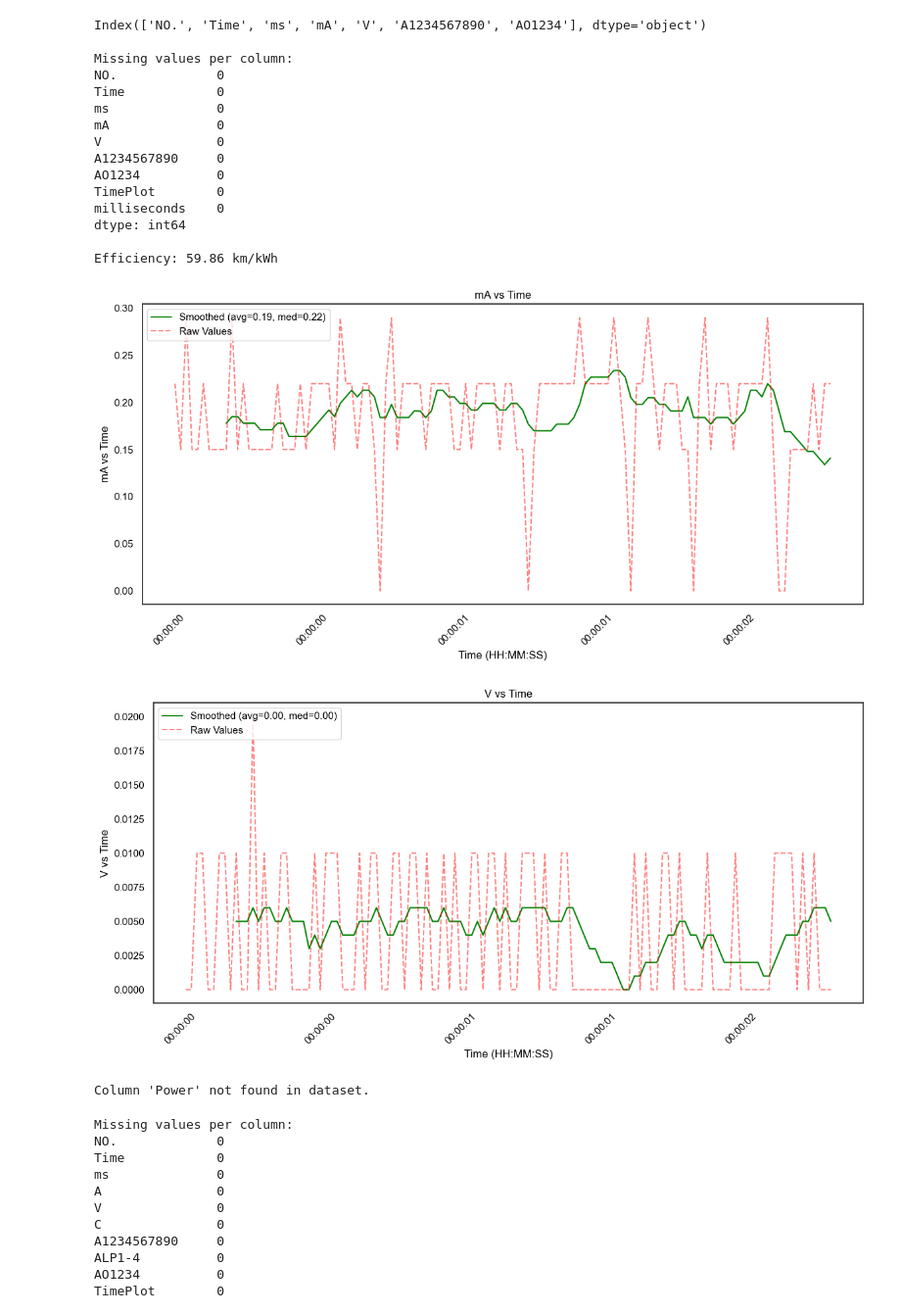
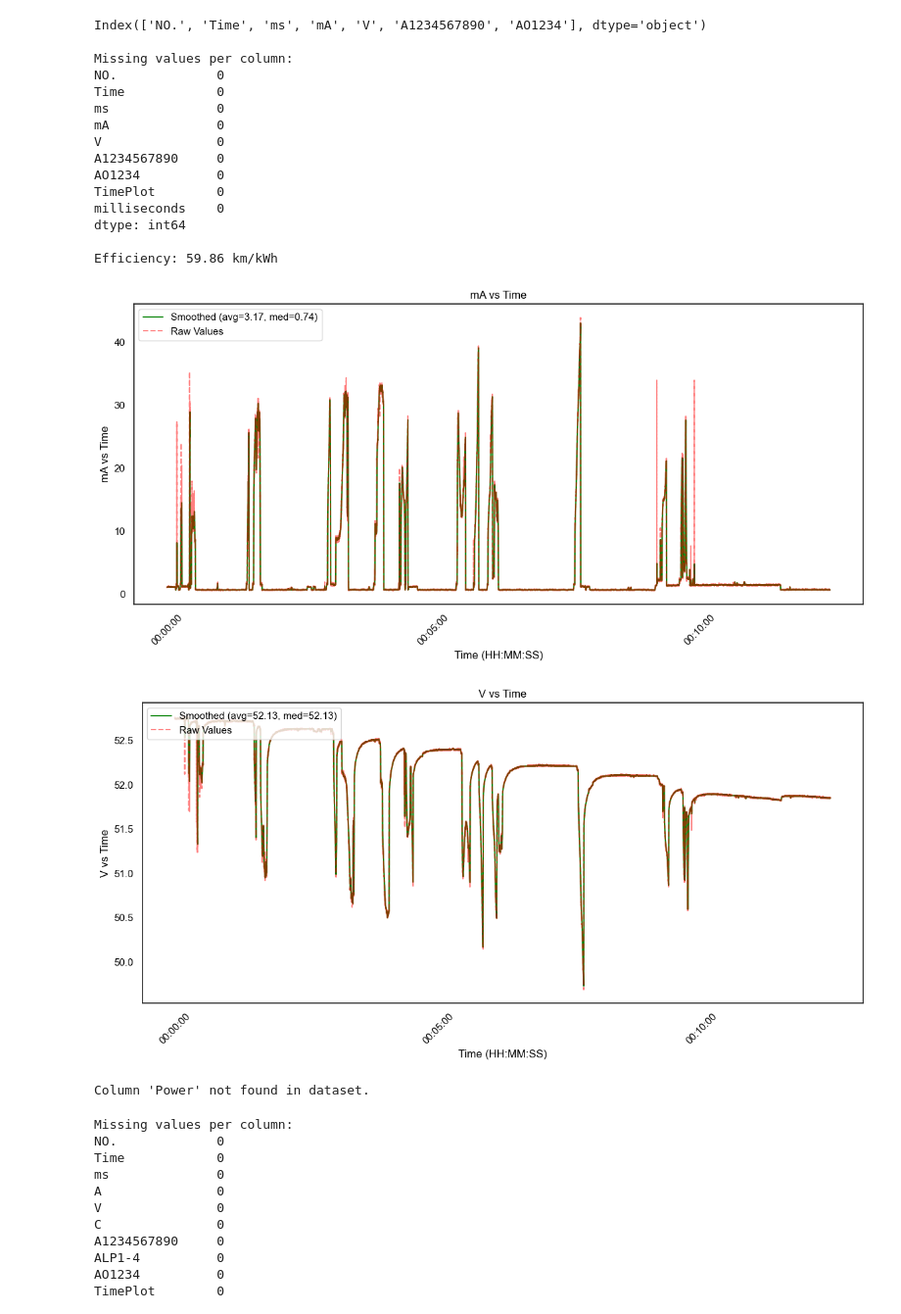
Before and after one commit to UOSupermileage/UOSM-TelemetryDataProcessing, a Jupyter notebook: new/Datalogger.ipynb, the cells around one changed output. Shown at 98% size. Drawn from its saved outputs; the diff is of its cells as text; code cells hidden in the pictures.

```diff
--- a/new/Datalogger.ipynb
+++ b/new/Datalogger.ipynb
@@ -19,7 +19,7 @@ time = "122827"
 data_folder = './data'
 # data_folder = f'./{date}/'
 # file = f'{date}-{time}.csv'
-file = f'TEST2_CP2.CSV'
+file = f'TEST2_CP3.CSV'
 path = os.path.join(data_folder, file)
 delimiter = ','
 skiprows = 27
@@ -137,35 +137,35 @@ for col in columns_to_plot:
         ax.tick_params(axis='y', colors='black')
 
         ax.xaxis.set_major_locator(mdates.AutoDateLocator())
         ax.xaxis.set_major_formatter(mdates.DateFormatter('%H:%M:%S'))
 
         # Legend in black
         legend = ax.legend(loc='upper left')
         for text in legend.get_texts():
             text.set_color('black')
 
         plt.tight_layout()
         plt.show()
     else:
         print(f"Column '{col}' not found in dataset.")
 # %% [output]
 Index(['NO.', 'Time', 'ms', 'mA', 'V', 'A1234567890', 'AO1234'], dtype='object')
 
 Missing values per column:
 NO.             0
 Time            0
 ms              0
 mA              0
 V               0
 A1234567890     0
 AO1234          0
 TimePlot        0
 milliseconds    0
 dtype: int64
 
 Efficiency: 59.86 km/kWh
-[figure, old version]
+[figure, new version]
-[figure, old version]
+[figure, new version]
 Column 'Power' not found in dataset.
 # %%
 #Overlay power consumption of a second run
```
Also changed, not shown: 1 other file.
